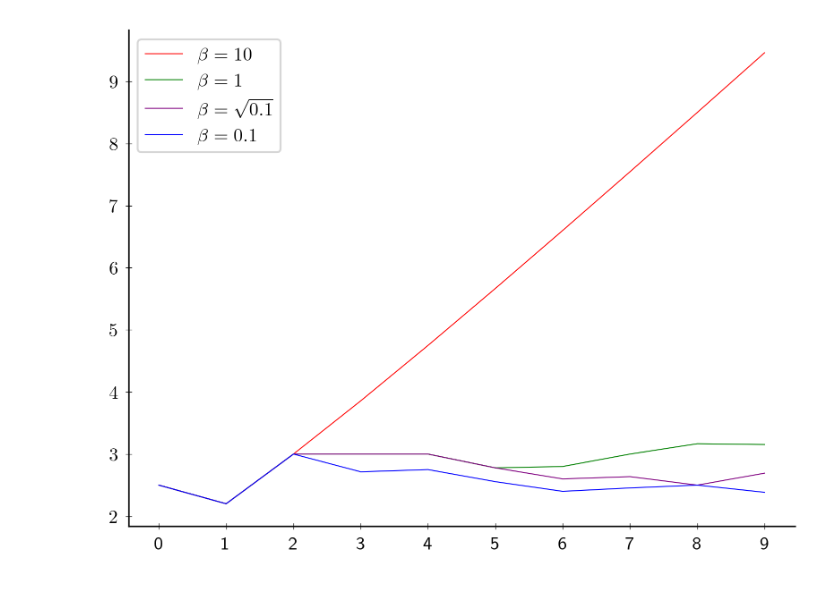
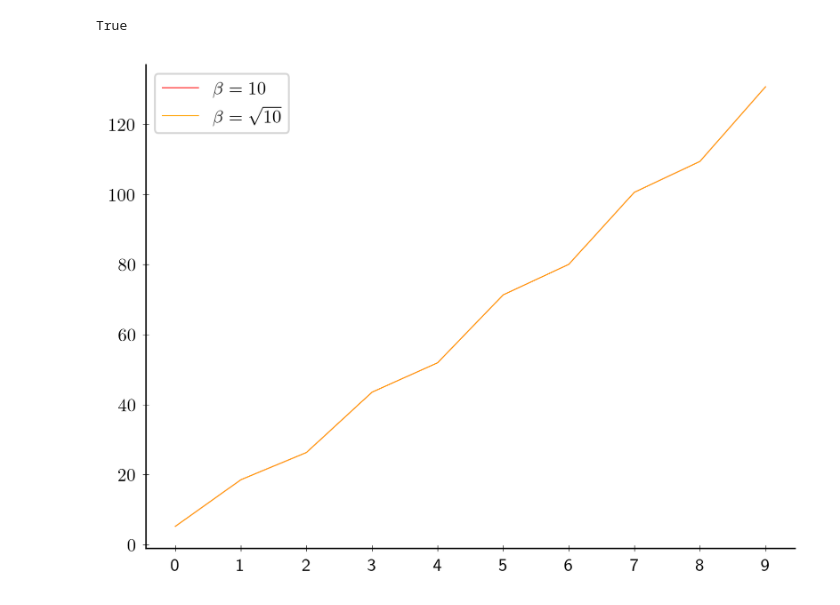
Before and after one commit to dbruwel/pachner-graph-triangulations, a Jupyter notebook: experiments/notebooks/01_analyse_direct_accent.ipynb, the cells around one changed output. Cells and saved outputs as stored; diff of their text form; code cells hidden in the pictures.

```diff
--- a/experiments/notebooks/01_analyse_direct_accent.ipynb
+++ b/experiments/notebooks/01_analyse_direct_accent.ipynb
@@ -8,7 +8,10 @@ from pachner_traversal.utils import data_path, set_style
 
 set_style()
 # %%
-result_path = data_path / "results" / "direct_ascent" / "determinant_alexander_polynomial" / "20250922_0847"
+result_path = data_path / "results" / "direct_ascent" / "variance_edge_degree" / "20250922_0857"
+result_path.exists()
+# %% [output]
+True
 # %%
 all_knotteds = pd.read_csv(result_path / 'all_knotteds.csv')
 avg_scores = pd.read_csv(result_path / 'avg_scores.csv')
@@ -20,12 +23,12 @@ betas = pd.read_csv(result_path / 'betas.csv')
 # %%
 fig, ax = plt.subplots(dpi=300)
 
 ax.plot(scores[betas['beta'] == 10].max(), color='red', label=r'$\beta=10$')
 ax.plot(scores[betas['beta'] == np.sqrt(10)].max(), color='orange', label=r'$\beta=\sqrt{10}$')
-ax.plot(scores[betas['beta'] == 1].max(), color='green', label=r'$\beta=1$')
-ax.plot(scores[(betas['beta'] > 0.1) & (betas['beta'] < 1)].max(), color='purple', label=r'$\beta = \sqrt{0.1}$')
-ax.plot(scores[betas['beta'] == 0.1].max(), color='blue', label=r'$\beta=0.1$')
+# ax.plot(scores[betas['beta'] == 1].max(), color='green', label=r'$\beta=1$')
+# ax.plot(scores[(betas['beta'] > 0.1) & (betas['beta'] < 1)].max(), color='purple', label=r'$\beta = \sqrt{0.1}$')
+# ax.plot(scores[betas['beta'] == 0.1].max(), color='blue', label=r'$\beta=0.1$')
 ax.legend()
 plt.show()
 # %% [output]
-[figure, old version]
+[figure, new version]
```
Also changed, not shown: 1 other file.
